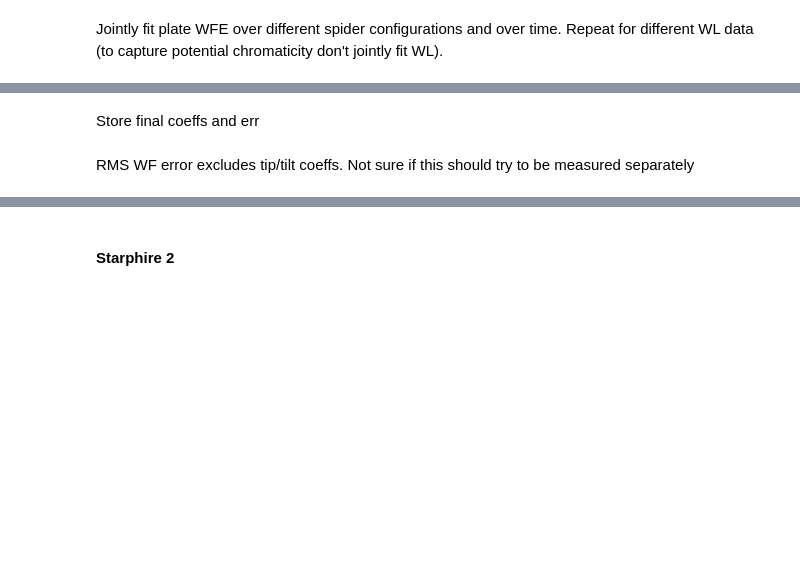
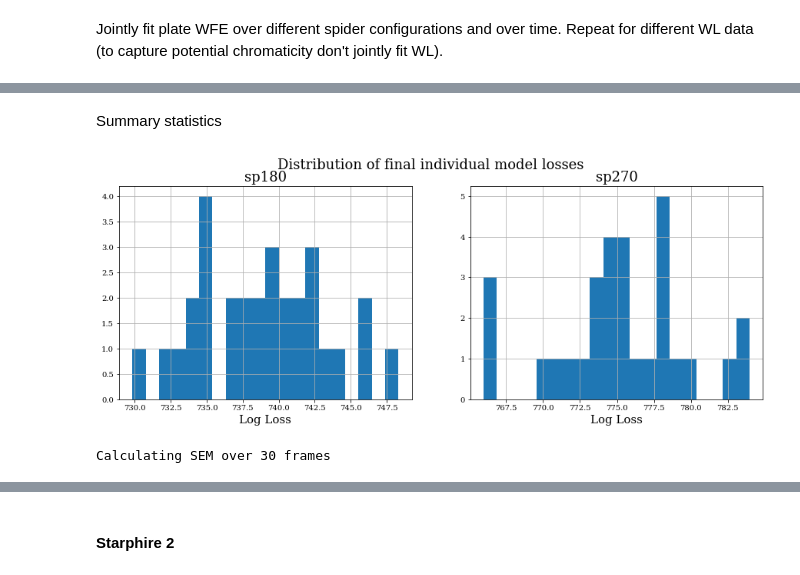
Before and after one commit to TolimanSpace/toliman_dp_design_testing, a Jupyter notebook: Gluing_Characterisation_8_25.ipynb, the cells around one changed output, grey strips where cells are left out. Saved outputs shown, nothing was run; the diff lists cells and outputs as text; code cells hidden in the pictures; blank space fills up the shorter version.

```diff
--- a/Gluing_Characterisation_8_25.ipynb
+++ b/Gluing_Characterisation_8_25.ipynb
@@ -520 +442,6 @@ for colour_i, colour_str in enumerate(colours):
+# %%
+config_stored_params = [pickle.load(open(filenames[0], 'rb')),
+                          pickle.load(open(filenames[1], 'rb'))]
+config_models = optimisation_manager.models
+config_labels = ["sp180", "sp270"]
 # %%
@@ -605,33 +525,16 @@ for frame_n in range(frames_i.shape[0]):
-# %%
-# final loss
-individual_final_loss=[]
-for colour_i, models_list in enumerate(coloured_models):
-    # if colour_i == 1:
-        print("Colour config {}".format(colours[colour_i]))
-        colour_losses = []
-        for i, model_config in enumerate(coloured_models[colour_i]):
-            loss_grads = [loss_fn_poisson(model = model_config[k], data = coloured_linear_imgs[colour_i][i][k]) for k in range(len(model_config))]
-            # loss_grads = [loss_fn_diff2(model = model_config[k], data = coloured_linear_imgs[colour_i][i][k]) for k in range(len(model_config))]
-            model_losses = np.asarray([loss_grads[k][0] for k in range(len(model_config))])
-            colour_losses.append(model_losses)
-
-        individual_final_loss.append(colour_losses)
+# %% [markdown]
+Summary statistics
 # %%
-# summarise statistical pefromance
-plt.figure(figsize=(14,12))
+plt.figure(figsize=(15,5))
 plt.suptitle("Distribution of final individual model losses")
 it =1
-for colour_i, models_list in enumerate(coloured_models):
-    # if colour_i == 1:
-        print("Colour config {}".format(colours[colour_i]))
-        colour_losses = []
-        for i, model_config in enumerate(coloured_models[colour_i]):
-            log_losses = np.asarray(individual_final_loss[colour_i][i]).flatten()
-            plt.subplot(2,2,it)
-            plt.title("{} {}".format(colours[colour_i], i))
-            plt.hist(log_losses, bins=20)
-            plt.xlabel("Log Loss")
-            plt.grid()
-            it +=1
+for i, stored_params_dict in enumerate(config_stored_params):
+    log_losses = np.asarray(stored_params_dict["final losses"]).flatten()
+    plt.subplot(1,2,it)
+    plt.title("{}".format(config_labels[i]))
+    plt.hist(log_losses, bins=20)
+    plt.xlabel("Log Loss")
+    plt.grid()
+    it +=1
+# %% [output]
+[figure, added]
-# %% [markdown]
-Store final coeffs and err
@@ -665,3 +541,17 @@ for colour_i in range(len(coloured_models)):
-# %% [markdown]
-RMS WF error excludes tip/tilt coeffs. Not sure if this should try to be measured separately
+# %%
+# calc CRLB and save coeffs + associated uncertainties
+# called AFTER optimisation (i.e. evaluated at MLE)
+CRLB = optimisation_manager.calc_CRLB(param="aperture.coefficients")
+CRLB_max = [crlb.max(axis=0) for crlb in CRLB] # take the maximum uncertainty
+CRLB_max = np.nanmax(np.asarray(CRLB_max),axis=0)
+coeffs = optimisation_manager.OptimManagers[0].models[0].aperture.coefficients # any config for any frame model
+
+ddict = {}
+ddict['value'] = coeffs
+ddict['stdev']=CRLB_max
+ddict['SEM']=CRLB_max/np.sqrt(frames_i.shape[0])
+print("Calculating SEM over {} frames".format(frames_i.shape[0]))
+pickle.dump(ddict, open(save_dir+plate_name+"_red_coeffs_dict.pkl", 'wb'))
+# %% [output]
+Calculating SEM over 30 frames
 # %%
```
Also changed, not shown: parts of 37 cells of this notebook, 1 other file.
